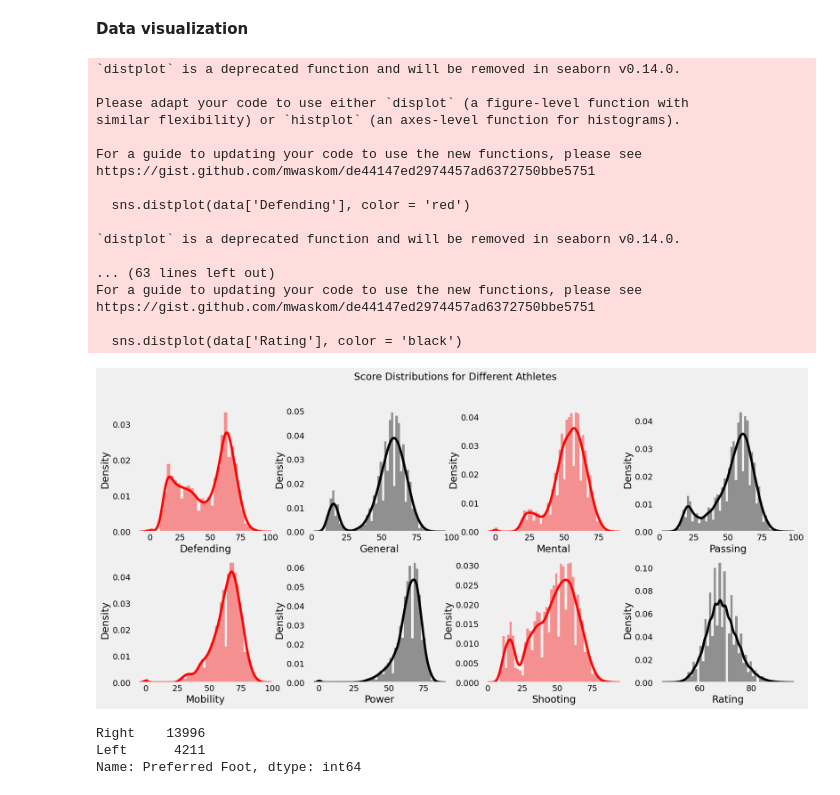
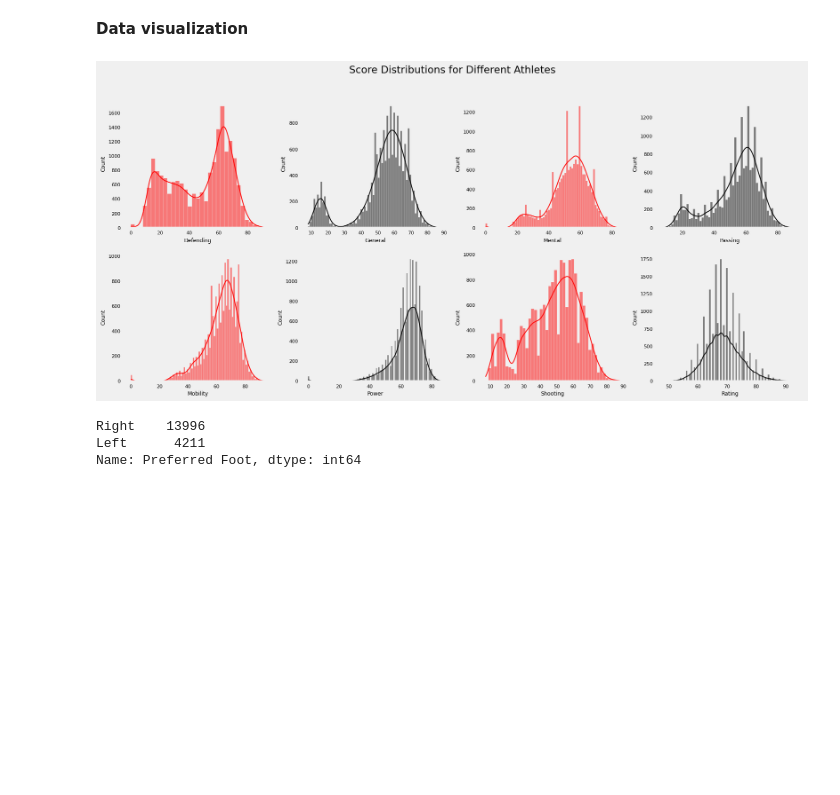
Before and after one commit to Bomitech02/Python, a Jupyter notebook: Data science/FIFA_data/Project_FIFA_data.ipynb, the cells around one changed output. Cells and saved outputs as stored; diff of their text form; code cells hidden in the pictures; blank space fills up the shorter version.

Commit message:
Updating the deprecated distplot to histplot

```diff
--- a/Data science/FIFA_data/Project_FIFA_data.ipynb
+++ b/Data science/FIFA_data/Project_FIFA_data.ipynb
@@ -212,59 +212,42 @@ Wall time: 139 µs
 # %%
 #Check the distributiuon of scores of diff skilss created above
 plt.rcParams['figure.figsize'] = (18, 8)
 plt.subplot(2, 4, 1)
-sns.distplot(data['Defending'], color = 'red')
+sns.histplot(data['Defending'], color = 'red', kde = True)
 plt.grid()
 
 plt.subplot(2, 4, 2)
-sns.distplot(data['General'], color = 'black')
+sns.histplot(data['General'], color = 'black', kde = True)
 plt.grid()
 
 plt.subplot(2, 4, 3)
-sns.distplot(data['Mental'], color = 'red')
+sns.histplot(data['Mental'], color = 'red', kde = True)
 plt.grid()
 
 plt.subplot(2, 4, 4)
-sns.distplot(data['Passing'], color = 'black')
+sns.histplot(data['Passing'], color = 'black', kde = True)
 plt.grid()
 
 plt.subplot(2, 4, 5)
-sns.distplot(data['Mobility'], color = 'red')
+sns.histplot(data['Mobility'], color = 'red', kde = True)
 plt.grid()
 
 plt.subplot(2, 4, 6)
-sns.distplot(data['Power'], color = 'black')
+sns.histplot(data['Power'], color = 'black', kde = True)
 plt.grid()
 
 plt.subplot(2, 4, 7)
-sns.distplot(data['Shooting'], color =  'red')
+sns.histplot(data['Shooting'], color =  'red', kde = True)
 plt.grid()
 
 plt.subplot(2, 4, 8)
-sns.distplot(data['Rating'], color = 'black')
+sns.histplot(data['Rating'], color = 'black', kde = True)
 plt.grid()
 
 plt.suptitle('Score Distributions for Different Athletes')
 plt.show()
 # %% [output]
-`distplot` is a deprecated function and will be removed in seaborn v0.14.0.
-
-Please adapt your code to use either `displot` (a figure-level function with
-similar flexibility) or `histplot` (an axes-level function for histograms).
-
-For a guide to updating your code to use the new functions, please see
-https://gist.github.com/mwaskom/de44147ed2974457ad6372750bbe5751
-
-  sns.distplot(data['Defending'], color = 'red')
-
-`distplot` is a deprecated function and will be removed in seaborn v0.14.0.
-
-... (63 lines left out)
-For a guide to updating your code to use the new functions, please see
-https://gist.github.com/mwaskom/de44147ed2974457ad6372750bbe5751
-
-  sns.distplot(data['Rating'], color = 'black')
-[figure, old version]
+[figure, new version]
 # %%
 data['Preferred Foot'].value_counts()
 # %% [output]
```
